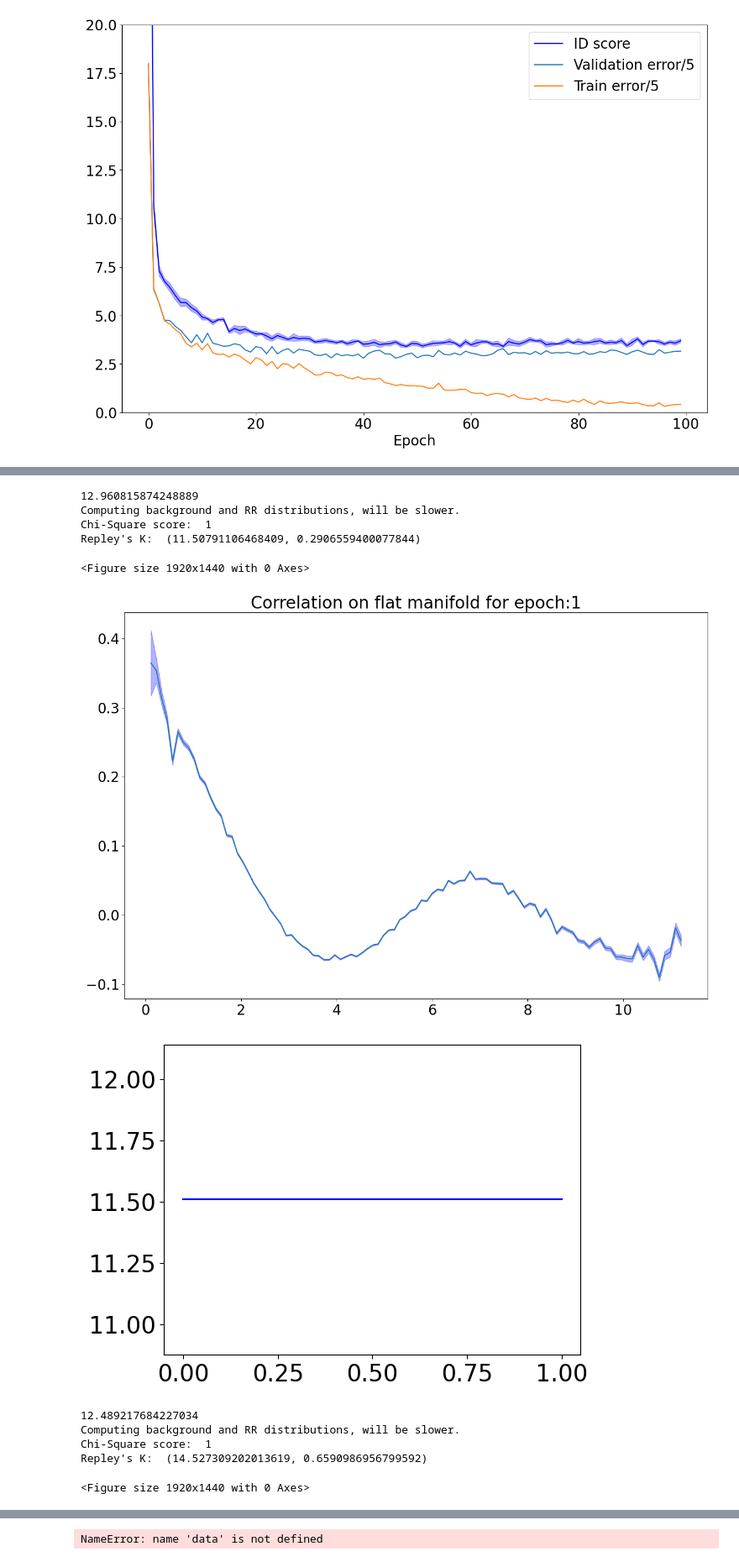
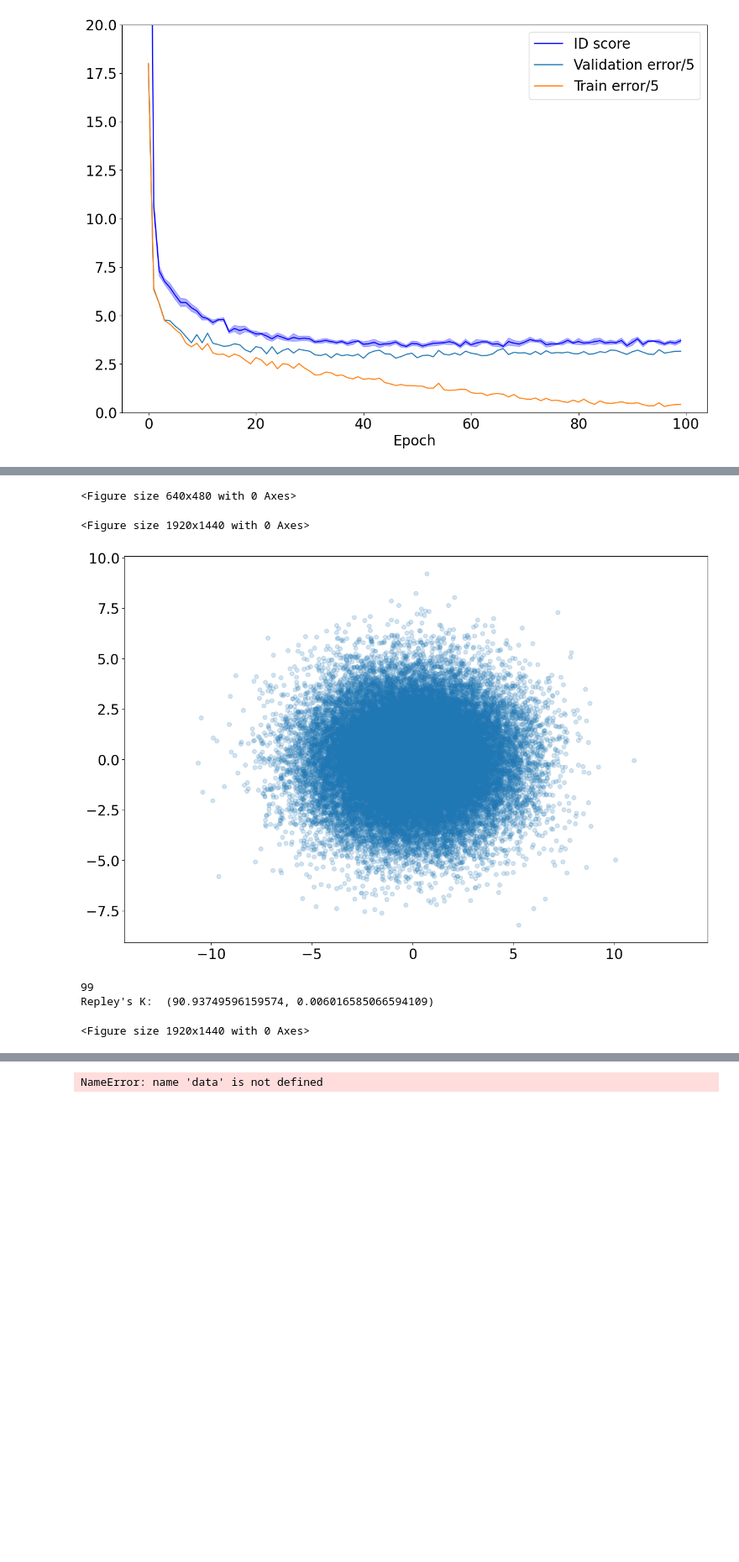
Before and after one commit to Koketsoc137/spectra_for_features, a Jupyter notebook: Training.ipynb, the cells around one changed output, grey strips where cells are left out. Shown at 84% size. Drawn from its saved outputs; the diff is of its cells as text; code cells hidden in the pictures; blank space fills up the shorter version.

```diff
--- a/Training.ipynb
+++ b/Training.ipynb
@@ -366,7 +366,7 @@ plt.show()
 [figure]
 # %%
 import importlib
-import backbone.AstroMLmod as AstroMLmod
+import backbone.AstroMLmodified as AstroMLmod
 import pickle
 import matplotlib.pyplot as plt
 import backbone.VISUAL as viz
@@ -378,15 +378,14 @@ norm_scores = []
 #plt.plot(precomputed)
 #plt.show()
 
-
-for epoch in range(0,70):
+for epoch in range(1,70):
 
     pkl_filename = "plots/val_3d"+str(epoch)+".csv"
     with open(pkl_filename, 'rb') as file:
         val_flat= pickle.load(file)
 
     #viz.shade(val_flat, predictions = [0]*len(val_flat))
-    a,b,chi_score, norm_score = AstroMLmod.correlate_and_plot(val_flat,
+    a,b, norm_score = AstroMLmod.correlate_and_plot(val_flat,
                                                           min_dist = 0.0,
                                                           max_dist =1.5,
                                                           label = "Correlation on flat manifold for epoch:"+str(epoch),
@@ -414,12 +418,6 @@ Repley's K:  (11.50791106468409, 0.2906559400077844)
-12.960815874248889
-Computing background and RR distributions, will be slower.
-Chi-Square score:  1
-Repley's K:  (11.50791106468409, 0.2906559400077844)
+<Figure size 640x480 with 0 Axes>
 <Figure size 1920x1440 with 0 Axes>
-[figure, old version]
-[figure, old version]
+[figure, new version]
-12.489217684227034
-Computing background and RR distributions, will be slower.
-Chi-Square score:  1
-Repley's K:  (14.527309202013619, 0.6590986956799592)
+99
+Repley's K:  (90.93749596159574, 0.006016585066594109)
 <Figure size 1920x1440 with 0 Axes>
```
Also changed, not shown: parts of 1 cell of this notebook.
